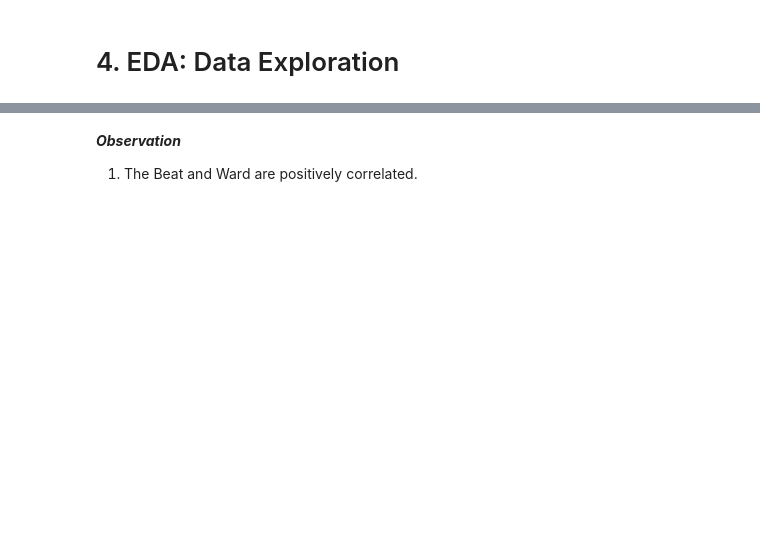
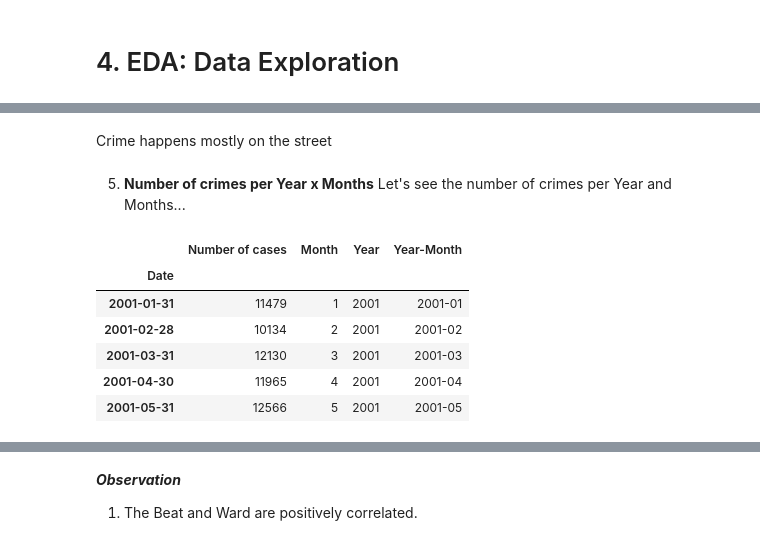
Before and after one commit to Antidote-cyber/Learning-Circle-24-EDA-On-Chicago-Crime-Dataset, a Jupyter notebook: EDA on chicago crime data.ipynb, the cells around one changed output, grey strips where cells are left out. Saved outputs shown, nothing was run; the diff lists cells and outputs as text; code cells hidden in the pictures; blank space fills up the shorter version.

```diff
--- a/EDA on chicago crime data.ipynb
+++ b/EDA on chicago crime data.ipynb
@@ -488,0 +534,5 @@ dtype: int64
+# %% [markdown]
+Crime happens mostly on the street
+# %% [markdown]
+5. __Number of crimes per Year x Months__ </br>
+Let's see the number of crimes per Year and Months...
@@ -488,0 +544,14 @@ dtype: int64
+# %%
+cases = pd.DataFrame(c_crime_df.resample("ME").size(), columns=["Number of cases"])
+cases["Month"] = cases.index.month.astype(str)
+cases["Year"] = cases.index.year.astype(str)
+cases["Year-Month"] = cases["Year"].str.cat(cases["Month"].str.zfill(2), sep="-")
+cases.head()
+# %% [output]
+|  | Number of cases | Month | Year | Year-Month |
+| Date |  |  |  |  |
+| 2001-01-31 | 11479 | 1 | 2001 | 2001-01 |
+| 2001-02-28 | 10134 | 2 | 2001 | 2001-02 |
+| 2001-03-31 | 12130 | 3 | 2001 | 2001-03 |
+| 2001-04-30 | 11965 | 4 | 2001 | 2001-04 |
+| 2001-05-31 | 12566 | 5 | 2001 | 2001-05 |
```
Also changed, not shown: parts of 86 cells of this notebook.
